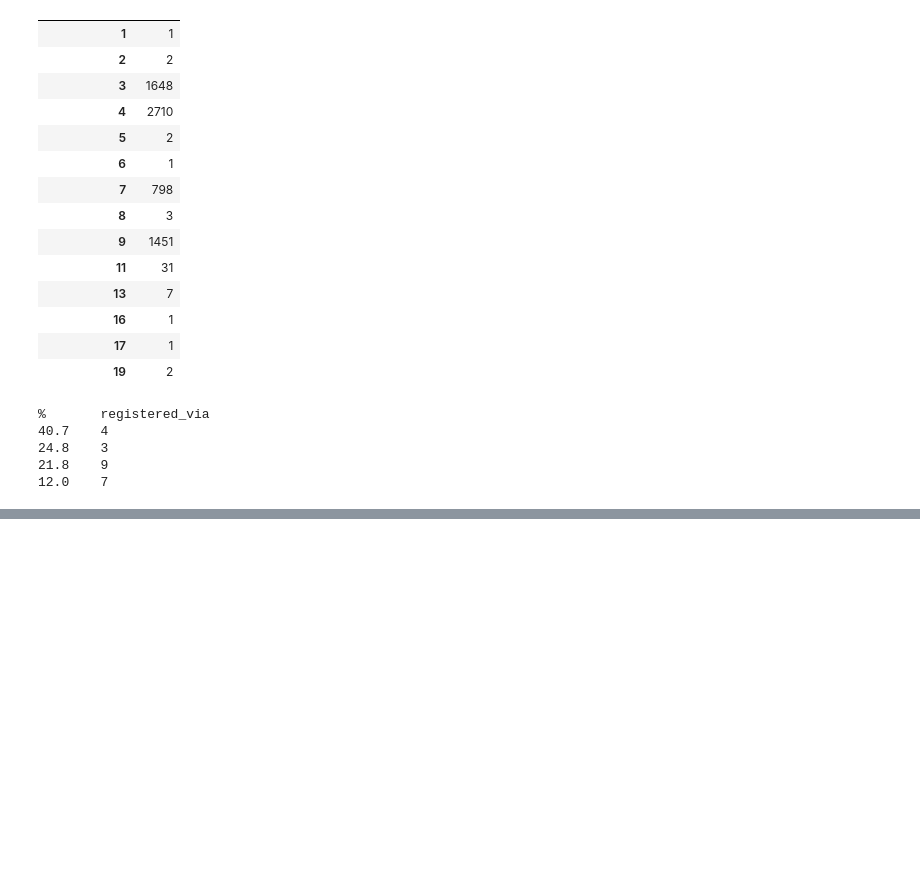
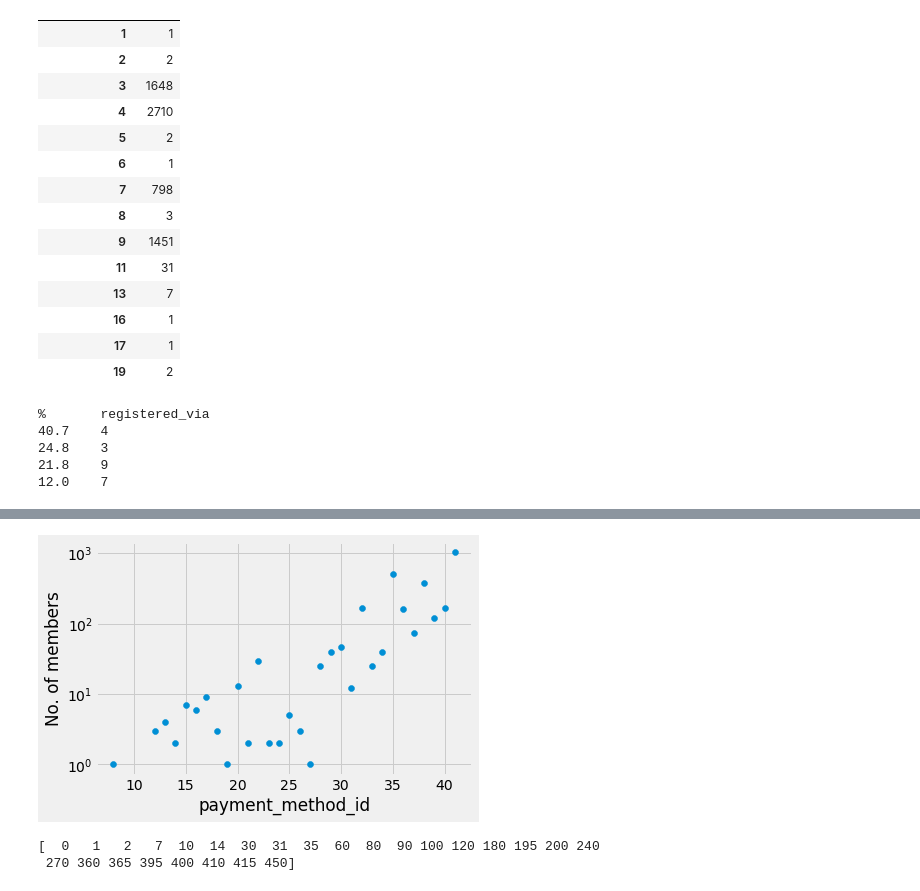
Before and after one commit to ysereda/Springboard, a Jupyter notebook: Capstone2_CustomerChurn.ipynb, the cells around one changed output, grey strips where cells are left out. Drawn from its saved outputs; the diff is of its cells as text; code cells hidden in the pictures; blank space fills up the shorter version.

```diff
--- a/Capstone2_CustomerChurn.ipynb
+++ b/Capstone2_CustomerChurn.ipynb
@@ -370,0 +517,14 @@ print(f"{round(798/N*100,1)}\t7")
+# %%
+uv_mem = pd.pivot_table(trans, index='payment_method_id', values='msno', aggfunc=nu) # how many members used each payment method
+uv_mem.rename(columns = {'msno':'n_members'}, inplace = True)
+plt.semilogy()
+plt.scatter(uv_mem.index, uv_mem.n_members);
+plt.xlabel("payment_method_id");
+plt.ylabel("No. of members");
+# %% [output]
+[figure, added]
+# %%
+print(np.sort(trans.payment_plan_days.unique()))
+# %% [output]
+[  0   1   2   7  10  14  30  31  35  60  80  90 100 120 180 195 200 240
+ 270 360 365 395 400 410 415 450]
```
Also changed, not shown: parts of 68 cells of this notebook.
